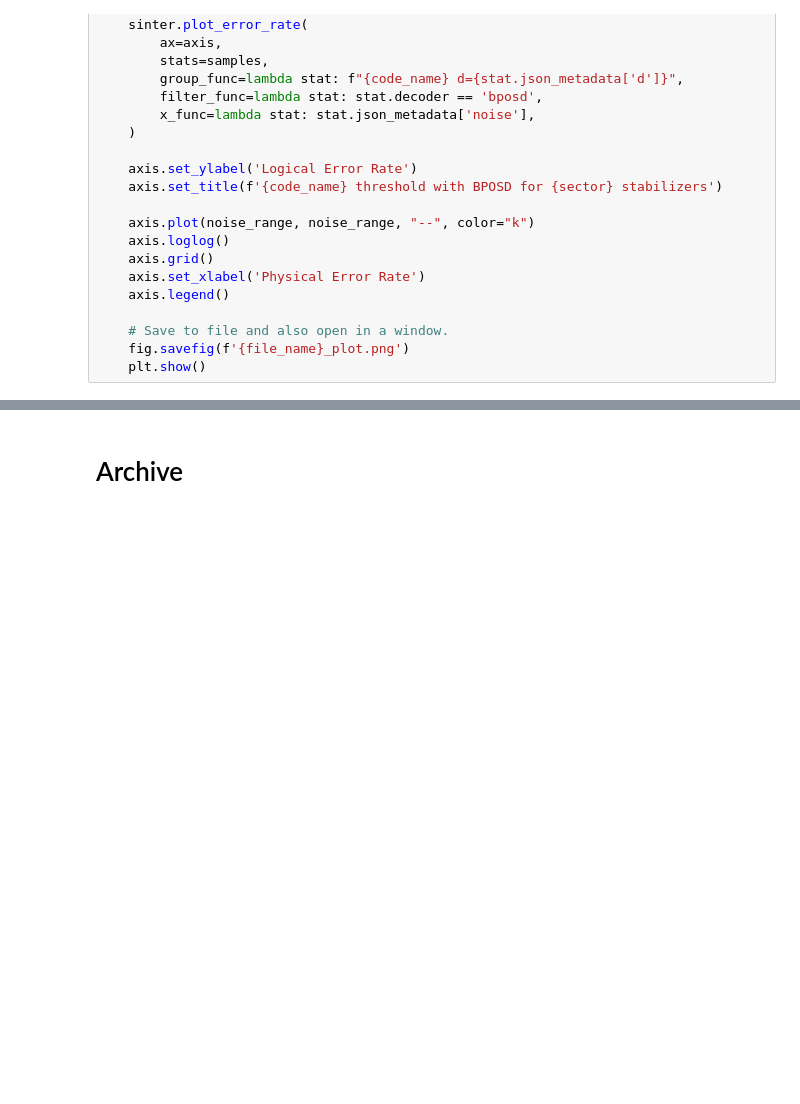
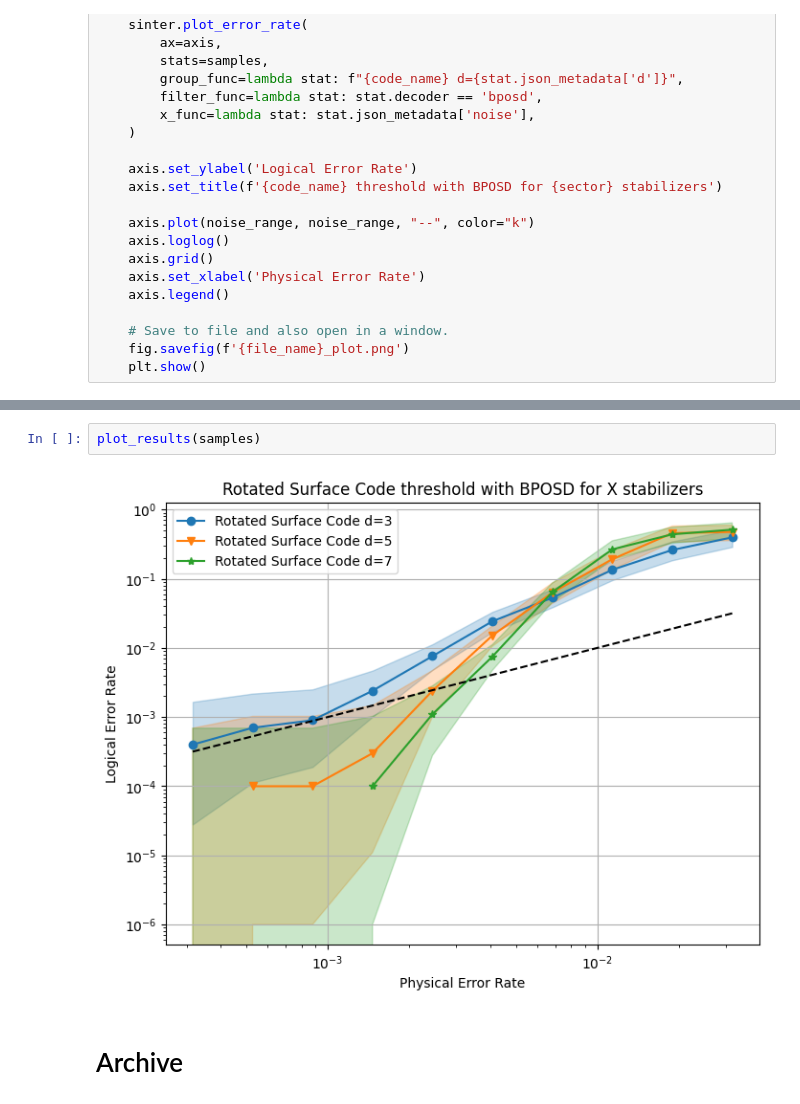
Before and after one commit to Infleqtion/qLDPC, a Jupyter notebook: examples/Stim_QEC.ipynb, the cells around one changed output, grey strips where cells are left out. Drawn from its saved outputs; the diff is of its cells as text; blank space fills up the shorter version.

```diff
--- a/examples/Stim_QEC.ipynb
+++ b/examples/Stim_QEC.ipynb
@@ -309,3 +470,7 @@ plot_results(samples)
+# %%
+plot_results(samples)
+# %% [output]
+[figure, added]
 # %% [markdown]
 # Archive
 # %%
```
Also changed, not shown: parts of 14 cells of this notebook.
